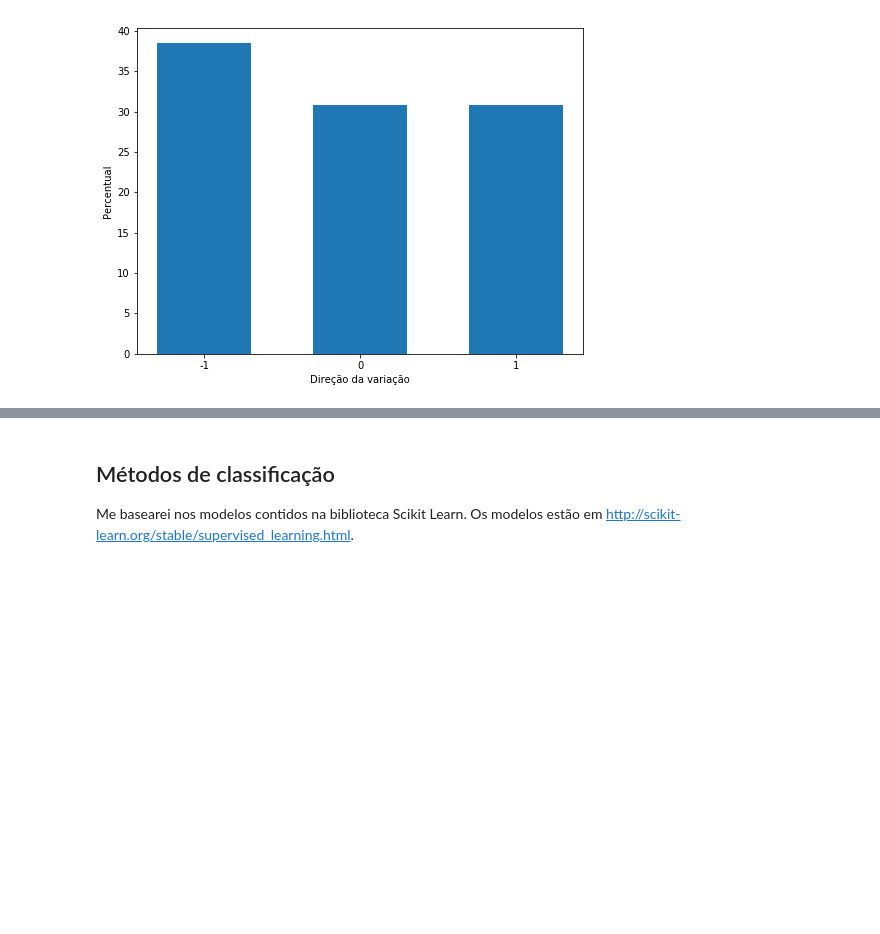
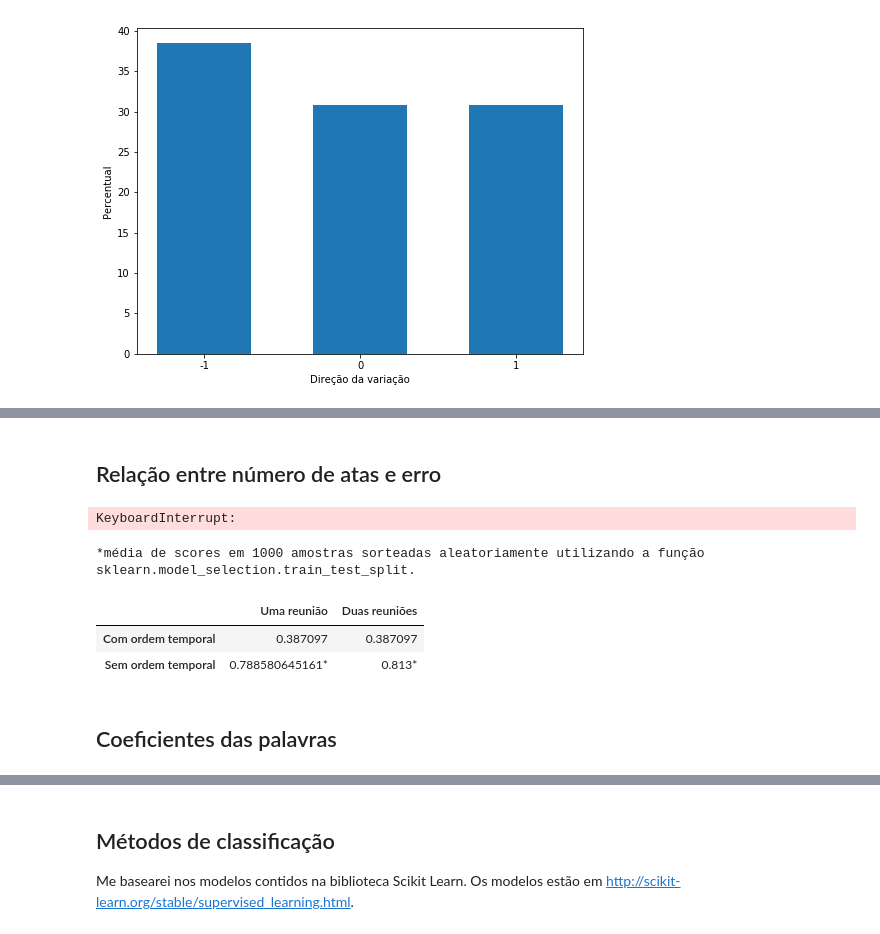
Before and after one commit to paulodt/TCC-PauloDeTarso, a Jupyter notebook: ClassificacaoTextos.ipynb, the cells around one changed output, grey strips where cells are left out. Saved outputs shown, nothing was run; the diff lists cells and outputs as text; code cells hidden in the pictures; blank space fills up the shorter version.

```diff
--- a/ClassificacaoTextos.ipynb
+++ b/ClassificacaoTextos.ipynb
@@ -133,0 +208,18 @@ plt.show()
+# %%
+aux = list(zip(arrays[:-1],cortes[1:]))
+
+cortes_aux = [aux[i+1][1] for i in range(len(aux)-1)]
+arrays_aux = [aux[i][0] + aux[i+1][0] for i in range(len(aux)-1)]
+
+from sklearn.linear_model import LogisticRegression as LR
+
+p = 0.7
+X_train = arrays_aux[:int(p*len(arrays_aux))]
+X_test = arrays_aux[int(p*len(arrays_aux)):]
+y_train = cortes_aux[:int(p*len(cortes_aux))]
+y_test = cortes_aux[int(p*len(cortes_aux)):]
+
+classifier = LR()
+classifier.fit(X_train,y_train)
+
+score3 = classifier.score(X_test,y_test)
@@ -133,0 +316,27 @@ plt.show()
+# %% [markdown]
+## Relação entre número de atas e erro
+# %%
+n_atas_retiradas_fim = 15
+
+aux = list(zip(arrays[:-1-n_atas_retiradas_fim],cortes[1:-n_atas_retiradas_fim]))
+
+#N últimas reuniões
+aux2 = list(zip(arrays[-n_atas_retiradas_fim:-1],cortes[-n_atas_retiradas_fim+1:]))
+
+
+scores = [[]]*100
+
+for i in range(100):
+    for k in range(n_atas_retiradas_fim-2):
+
+        cortes_aux = [aux[i+k+1][1] for i in range(len(aux)-1-k)]
+        arrays_aux = [np.concatenate([aux[i+j][0] for j in range(k+1)],0) for i in range(len(aux)-1-k)]
+
+        cortes_aux2 = [aux2[i+k+1][1] for i in range(len(aux2)-1-k)]
+        arrays_aux2 = [np.concatenate([aux2[i+j][0] for j in range(k+1)],0) for i in range(len(aux2)-1-k)]
+
+        classifier = LR()
+        classifier.fit(arrays_aux,cortes_aux)
+        scores[i] = scores[i] + [[k+1,classifier.score(arrays_aux2,cortes_aux2)]]
+# %% [output]
+KeyboardInterrupt:
@@ -133,0 +348,9 @@ plt.show()
+# %%
+df_acertos = pd.DataFrame([[score1,score3],[str(score2)+ "*",str(score4)+ "*"]],index=["Com ordem temporal","Sem ordem temporal"],columns=["Uma reunião","Duas reuniões"])
+print("*média de scores em 1000 amostras sorteadas aleatoriamente utilizando a função sklearn.model_selection.train_test_split.")
+df_acertos
+# %% [output]
+*média de scores em 1000 amostras sorteadas aleatoriamente utilizando a função sklearn.model_selection.train_test_split.
+|  | Uma reunião | Duas reuniões |
+| Com ordem temporal | 0.387097 | 0.387097 |
+| Sem ordem temporal | 0.788580645161* | 0.813* |
@@ -134 +359,3 @@ plt.show()
+# %% [markdown]
+## Coeficientes das palavras
 # %%
```
Also changed, not shown: parts of 44 cells of this notebook.
